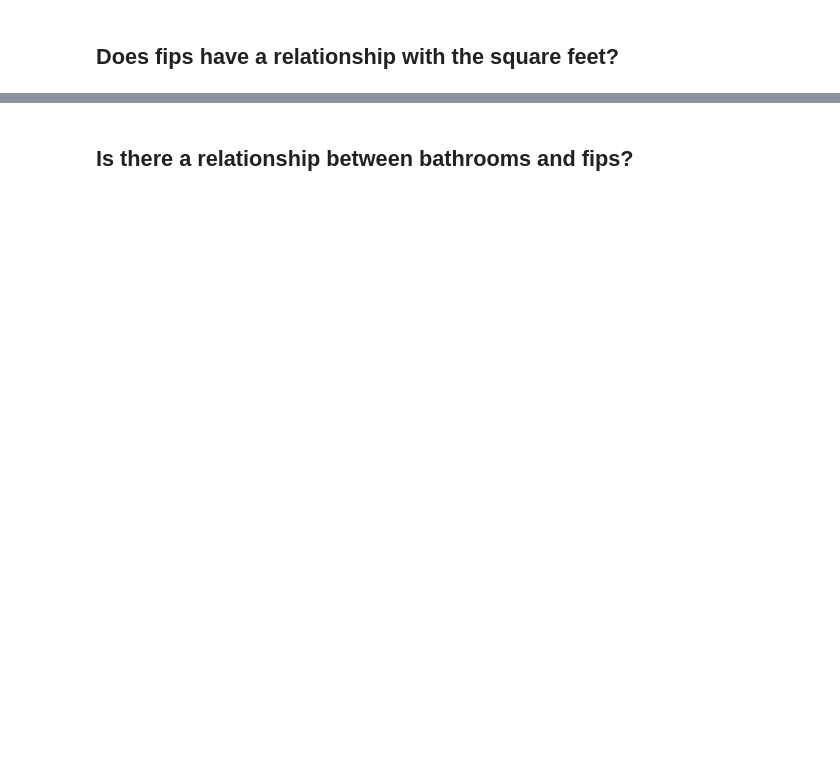
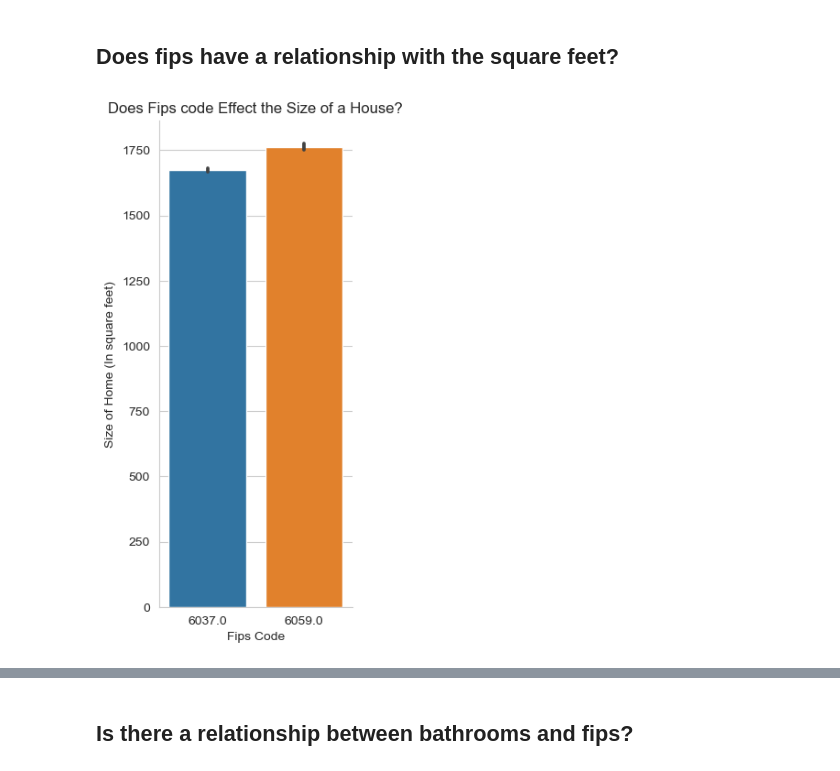
Before and after one commit to shawn-brown12/regression_project, a Jupyter notebook: Final_Report.ipynb, the cells around one changed output, grey strips where cells are left out. Cells and saved outputs as stored; diff of their text form; code cells hidden in the pictures; blank space fills up the shorter version.

```diff
--- a/Final_Report.ipynb
+++ b/Final_Report.ipynb
@@ -136,2 +199,7 @@ sns.regplot(x='year_built', y='sqft', data=train.sample(2000), line_kws={'color'
 # %% [markdown]
 ## Does fips have a relationship with the square feet?
+# %%
+#function created for visual 4
+explore.viz_4(train)
+# %% [output]
+[figure, added]
```
Also changed, not shown: parts of 63 cells of this notebook, 6 other files.
